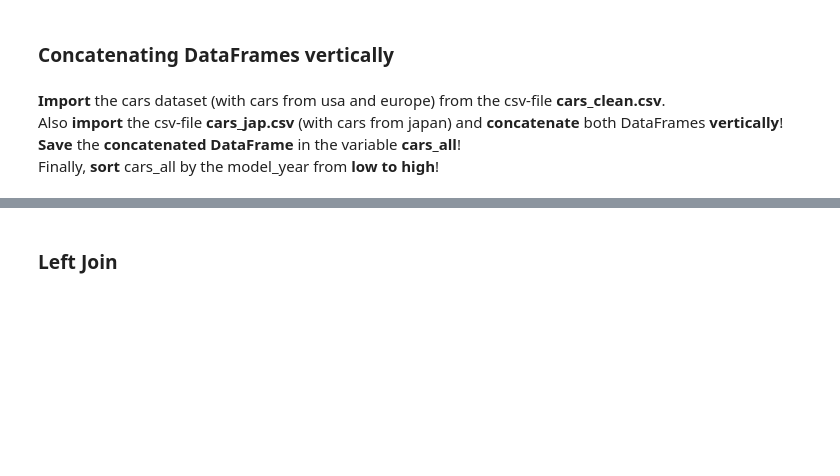
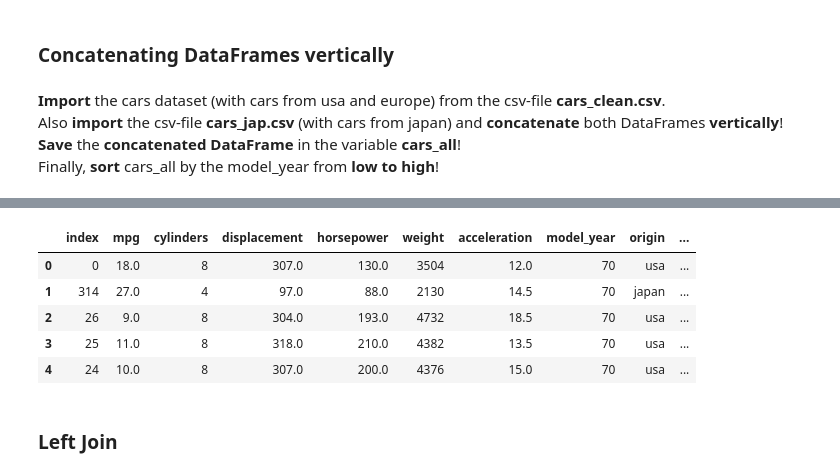
Before and after one commit to alchemistbg/udemy-the-complete-pandas-bootcamp, a Jupyter notebook: Section-14/Exercise_12.ipynb, the cells around one changed output, grey strips where cells are left out. Cells and saved outputs as stored; diff of their text form; code cells hidden in the pictures; blank space fills up the shorter version.

```diff
--- a/Section-14/Exercise_12.ipynb
+++ b/Section-14/Exercise_12.ipynb
@@ -32,0 +62,4 @@ cars_clean =
+# %%
+cars_jap.columns = ['mpg', 'cylinders', 'displacement', 'horsepower', 'weight', 'acceleration', 'model_year', 'name']
+# %%
+cars_jap.insert(loc = 7, column = 'origin', allow_duplicates = True, value = 'japan')
@@ -33,3 +75,16 @@ cars_clean =
+# %%
+cars_all = pd.concat([cars_clean, cars_jap], ignore_index = True)
+# %%
+cars_all = cars_all.sort_values(by = 'model_year', ascending = True).reset_index()
+# %%
+cars_all.head()
+# %% [output]
+|  | index | mpg | cylinders | displacement | horsepower | weight | acceleration | model_year | origin | ... |
+| 0 | 0 | 18.0 | 8 | 307.0 | 130.0 | 3504 | 12.0 | 70 | usa | ... |
+| 1 | 314 | 27.0 | 4 | 97.0 | 88.0 | 2130 | 14.5 | 70 | japan | ... |
+| 2 | 26 | 9.0 | 8 | 304.0 | 193.0 | 4732 | 18.5 | 70 | usa | ... |
+| 3 | 25 | 11.0 | 8 | 318.0 | 210.0 | 4382 | 13.5 | 70 | usa | ... |
+| 4 | 24 | 10.0 | 8 | 307.0 | 200.0 | 4376 | 15.0 | 70 | usa | ... |
 # %% [markdown]
 ### Left Join
 # %% [markdown]
```
Also changed, not shown: parts of 26 cells of this notebook.
